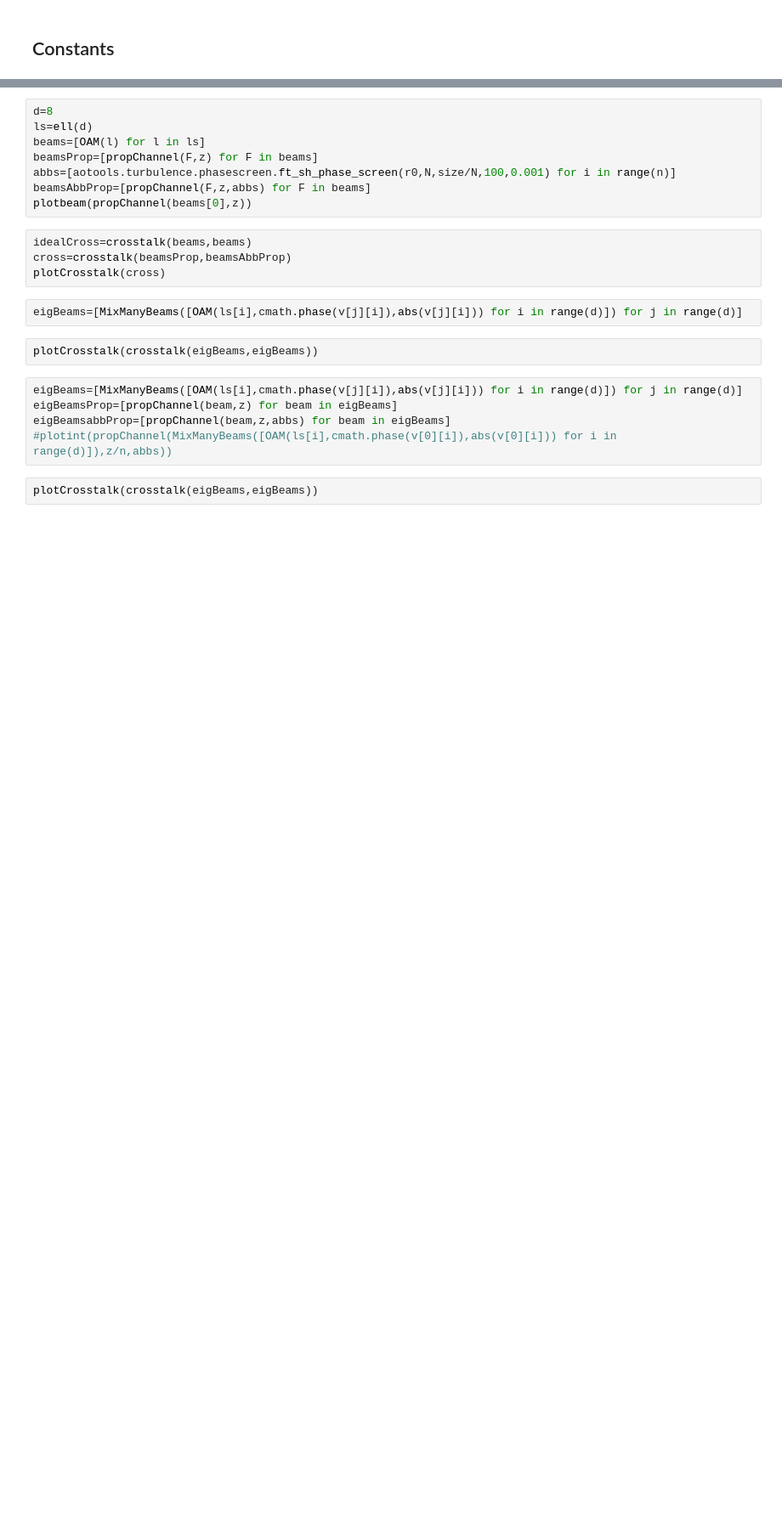
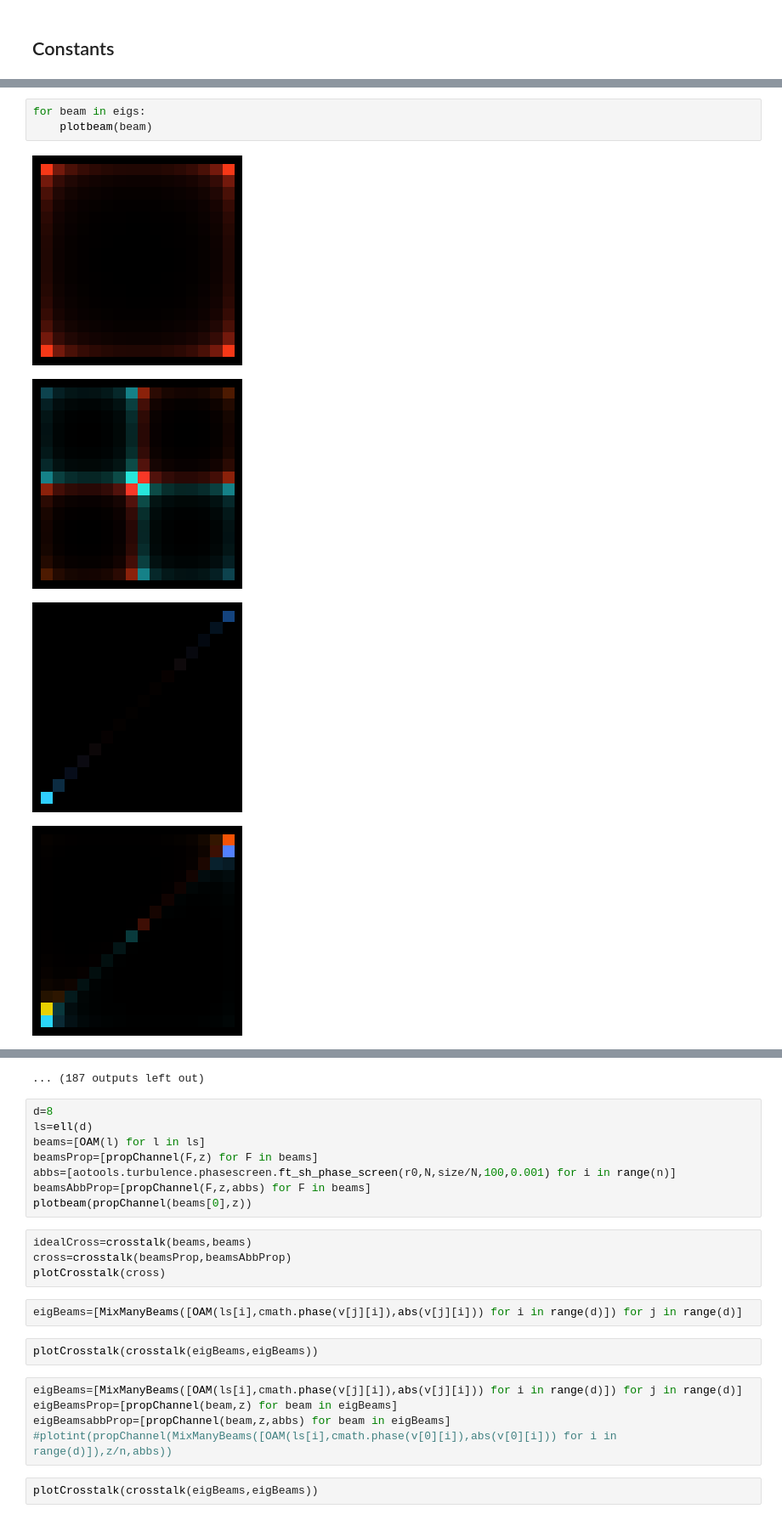
Before and after one commit to LukasScarfe/MultiplaneTurb, a Jupyter notebook: Lukas_Workspace.ipynb, the cells around one changed output, grey strips where cells are left out. Shown: that part at 85% size. Drawn from its saved outputs; the diff is of its cells as text; blank space fills up the shorter version.

```diff
--- a/Lukas_Workspace.ipynb
+++ b/Lukas_Workspace.ipynb
@@ -349,0 +326,8 @@ plotbeam(Fresnel(ei1,z))
+# %%
+for beam in eigs:
+    plotbeam(beam)
+# %% [output]
+[figure, added]
+[figure, added]
+[figure, added]
+[figure, added]
@@ -350,3 +342,4 @@ plotbeam(Fresnel(ei1,z))
+... (187 outputs left out)
 # %%
 d=8
 ls=ell(d)
```
Also changed, not shown: parts of 27 cells of this notebook.
